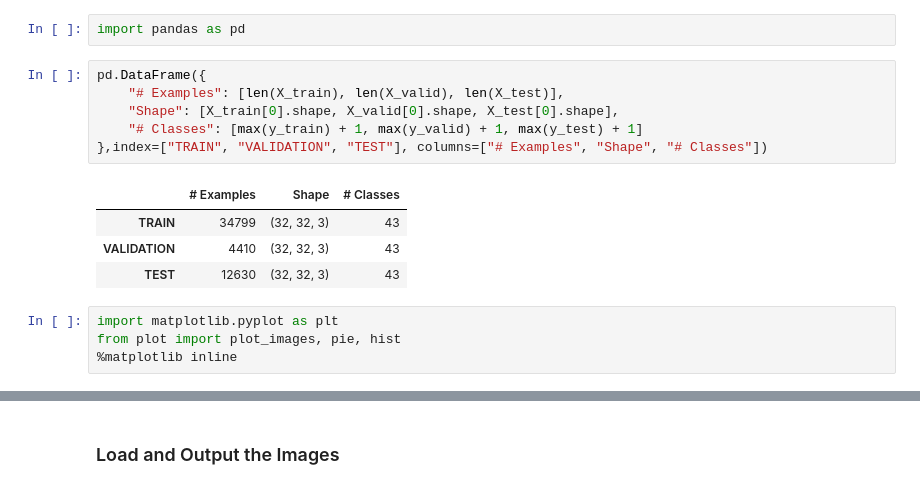
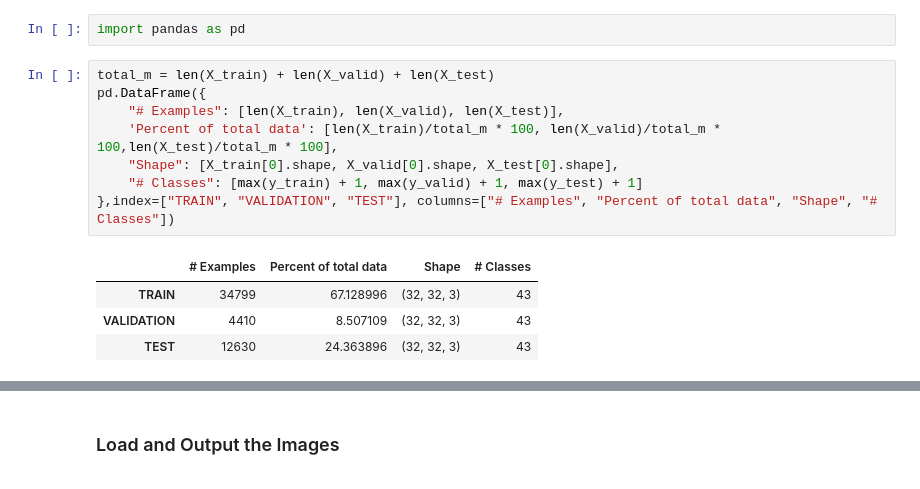
Before and after one commit to CameronFraser/sdcnd-3-traffic-sign-classifier, a Jupyter notebook: Traffic_Sign_Classifier.ipynb, the cells around one changed output, grey strips where cells are left out. Drawn from its saved outputs; the diff is of its cells as text.

```diff
--- a/Traffic_Sign_Classifier.ipynb
+++ b/Traffic_Sign_Classifier.ipynb
@@ -65,17 +81,15 @@ X_test, y_test = test['features'], test['labels']
 # %%
 import pandas as pd
 # %%
+total_m = len(X_train) + len(X_valid) + len(X_test)
 pd.DataFrame({
     "# Examples": [len(X_train), len(X_valid), len(X_test)],
+    'Percent of total data': [len(X_train)/total_m * 100, len(X_valid)/total_m * 100,len(X_test)/total_m * 100],
     "Shape": [X_train[0].shape, X_valid[0].shape, X_test[0].shape],
     "# Classes": [max(y_train) + 1, max(y_valid) + 1, max(y_test) + 1]
-},index=["TRAIN", "VALIDATION", "TEST"], columns=["# Examples", "Shape", "# Classes"])
+},index=["TRAIN", "VALIDATION", "TEST"], columns=["# Examples", "Percent of total data", "Shape", "# Classes"])
 # %% [output]
-|  | # Examples | Shape | # Classes |
-| TRAIN | 34799 | (32, 32, 3) | 43 |
-| VALIDATION | 4410 | (32, 32, 3) | 43 |
-| TEST | 12630 | (32, 32, 3) | 43 |
+|  | # Examples | Percent of total data | Shape | # Classes |
+| TRAIN | 34799 | 67.128996 | (32, 32, 3) | 43 |
+| VALIDATION | 4410 | 8.507109 | (32, 32, 3) | 43 |
+| TEST | 12630 | 24.363896 | (32, 32, 3) | 43 |
-# %%
-import matplotlib.pyplot as plt
-from plot import plot_images, pie, hist
-%matplotlib inline
```
Also changed, not shown: parts of 38 cells of this notebook, 6 other files.
